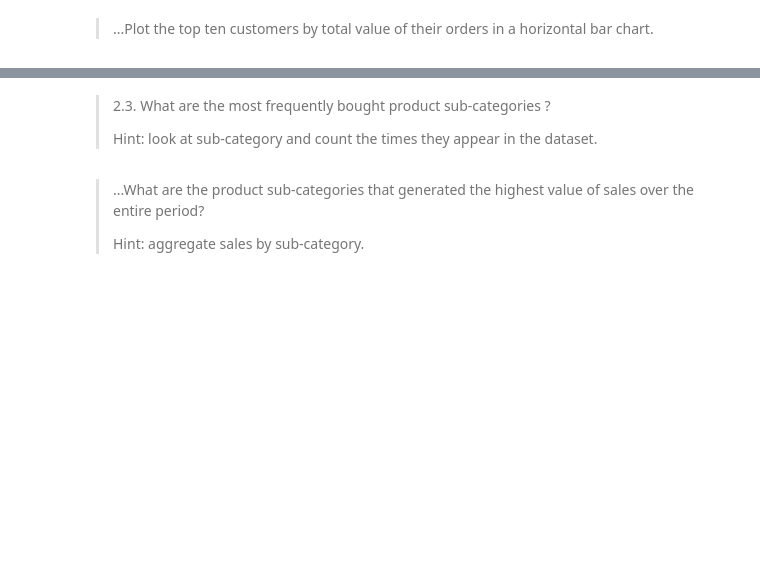
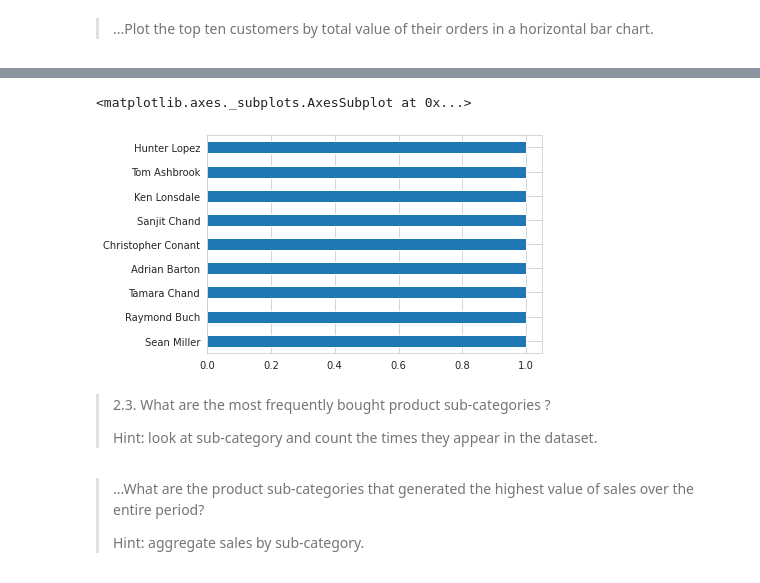
Before and after one commit to KsibiI/DM-ML---Assignment-1, a Jupyter notebook: Assignment1/Assignment1.ipynb, the cells around one changed output, grey strips where cells are left out. Cells and saved outputs as stored; diff of their text form; code cells hidden in the pictures; blank space fills up the shorter version.

```diff
--- a/Assignment1/Assignment1.ipynb
+++ b/Assignment1/Assignment1.ipynb
@@ -281,0 +279,6 @@ dtype: int64
+# %%
+# YOUR CODE HERE
+df6 = df.groupby("Customer Name", as_index=False)["Sales"].sum()
+df10 = df6.sort_values(by='Sales', ascending=False)
+dfTop10 = df10.head(10)
+dfTop10.head(20)
@@ -282,3 +297,8 @@ dtype: int64
+# %%
+dfTop10['Customer Name'].value_counts()[1:11].plot(kind='barh')
+# %% [output]
+<matplotlib.axes._subplots.AxesSubplot at 0x...>
+[figure, added]
 # %% [markdown]
 >2.3. What are the most frequently bought product sub-categories ?
 >
```
Also changed, not shown: parts of 4 cells of this notebook.
